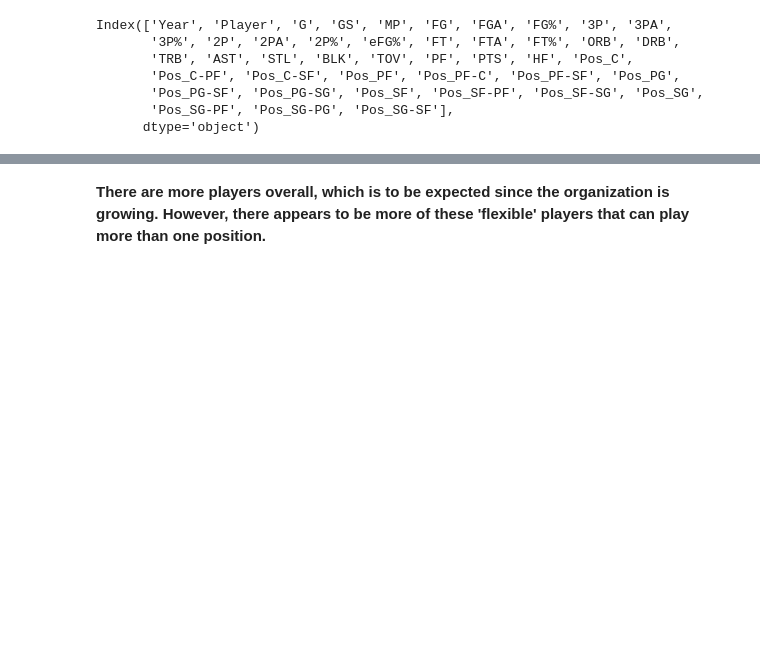
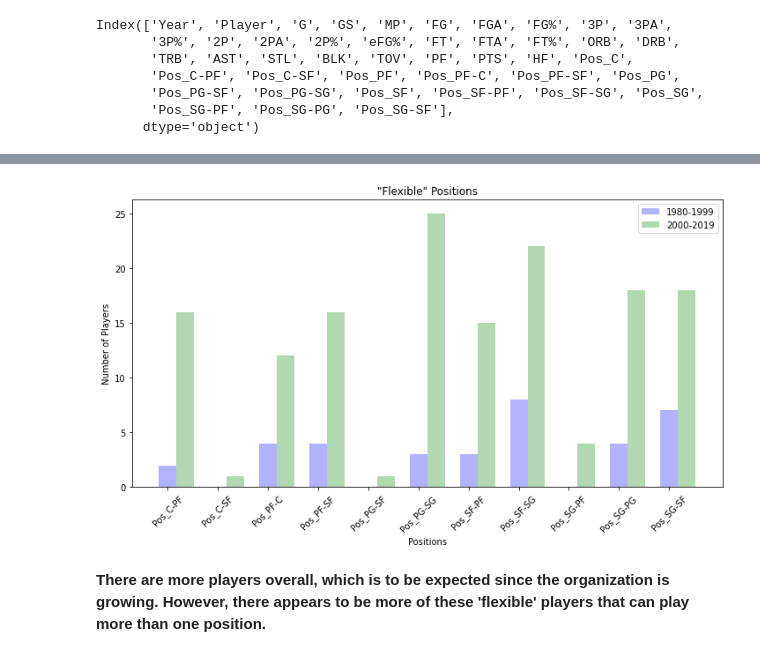
Before and after one commit to kaciewebster/nba-player-clustering, a Jupyter notebook: src/nba-player.ipynb, the cells around one changed output, grey strips where cells are left out. Cells and saved outputs as stored; diff of their text form; code cells hidden in the pictures; blank space fills up the shorter version.

```diff
--- a/src/nba-player.ipynb
+++ b/src/nba-player.ipynb
@@ -205,3 +228,22 @@ ax.legend();
+# %%
+pos = 11
+idx = np.arange(pos)
+width = 0.35
+
+fig, ax = plt.subplots(figsize=(12, 6))
+
+ax.bar(idx, other_pre.sum(), width, color='blue', alpha=0.3, label='1980-1999')
+ax.bar(idx+width, other_post.sum(), width, color='green', alpha=0.3, label='2000-2019')
+
+ax.set_title('"Flexible" Positions')
+ax.set_xlabel('Positions')
+ax.set_ylabel('Number of Players')
+ax.set_xticks(idx)
+ax.set_xticklabels(other_pre.columns, rotation=45)
+
+ax.legend();
+# %% [output]
+[figure, added]
 # %% [markdown]
 __There are more players overall, which is to be expected since the organization is growing. However, there appears to be more of these 'flexible' players that can play more than one position.__
 # %% [markdown]
```
Also changed, not shown: parts of 56 cells of this notebook.
